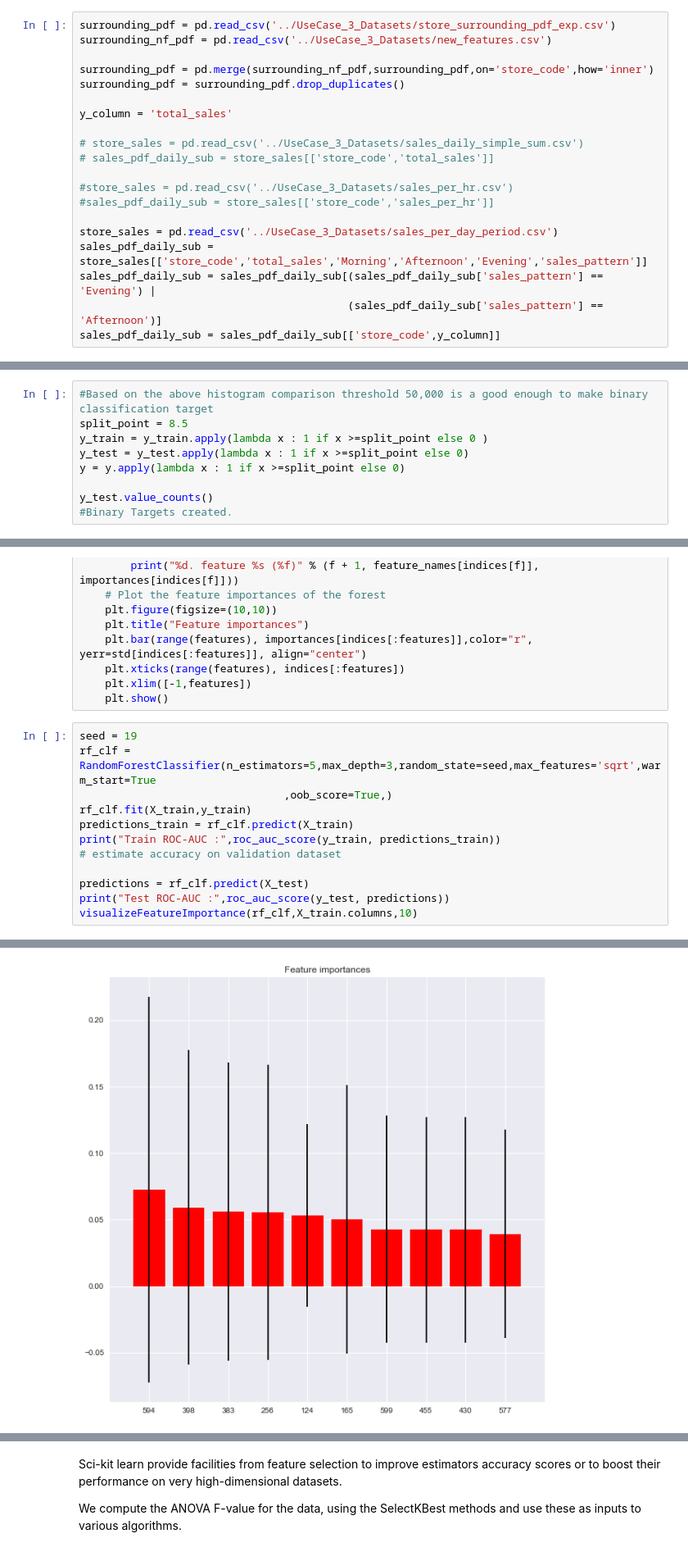
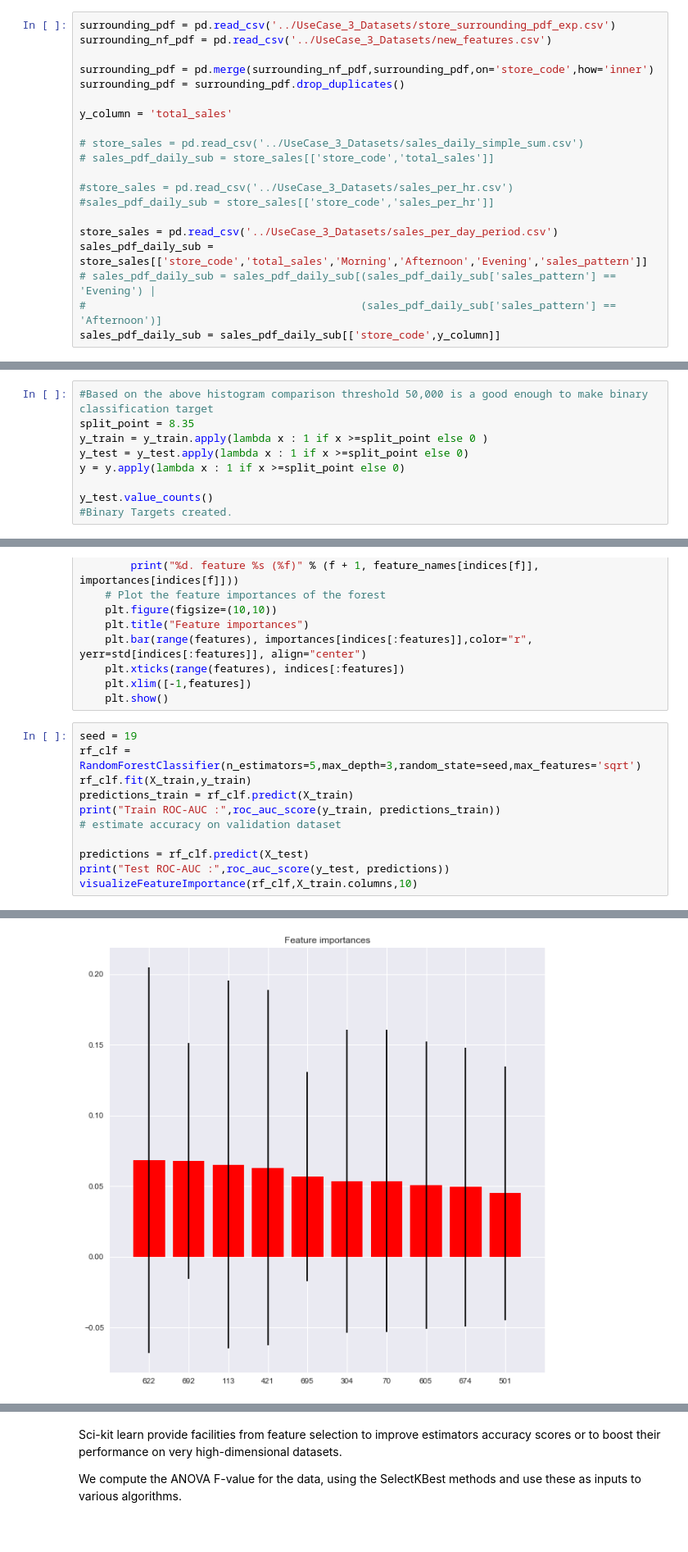
Before and after one commit to anilkumarpanda/imp_sales_forecast, a Jupyter notebook: Modelling Techniques - Total Sales Classifier.ipynb, the cells around one changed output, grey strips where cells are left out. Shown: that part at 82% size. Saved outputs shown, nothing was run; the diff lists cells and outputs as text.

```diff
--- a/Modelling Techniques - Total Sales Classifier.ipynb
+++ b/Modelling Techniques - Total Sales Classifier.ipynb
@@ -68,8 +70,8 @@ y_column = 'total_sales'
 
 store_sales = pd.read_csv('../UseCase_3_Datasets/sales_per_day_period.csv')
 sales_pdf_daily_sub = store_sales[['store_code','total_sales','Morning','Afternoon','Evening','sales_pattern']]
-sales_pdf_daily_sub = sales_pdf_daily_sub[(sales_pdf_daily_sub['sales_pattern'] == 'Evening') |
-                                          (sales_pdf_daily_sub['sales_pattern'] == 'Afternoon')]
+# sales_pdf_daily_sub = sales_pdf_daily_sub[(sales_pdf_daily_sub['sales_pattern'] == 'Evening') |
+#                                           (sales_pdf_daily_sub['sales_pattern'] == 'Afternoon')]
 sales_pdf_daily_sub = sales_pdf_daily_sub[['store_code',y_column]]
 # %%
 # # #Read other population realted information from wiki
@@ -187,7 +188,7 @@ pyplot.show()
 #     print("\n")
 # %%
 #Based on the above histogram comparison threshold 50,000 is a good enough to make binary classification target
-split_point = 8.5
+split_point = 8.35
 y_train = y_train.apply(lambda x : 1 if x >=split_point else 0 )
 y_test = y_test.apply(lambda x : 1 if x >=split_point else 0)
 y = y.apply(lambda x : 1 if x >=split_point else 0)
@@ -468,8 +468,7 @@ def visualizeFeatureImportance(model,feature_names,no_of_features):
     plt.show()
 # %%
 seed = 19
-rf_clf = RandomForestClassifier(n_estimators=5,max_depth=3,random_state=seed,max_features='sqrt',warm_start=True
-                                ,oob_score=True,)
+rf_clf = RandomForestClassifier(n_estimators=5,max_depth=3,random_state=seed,max_features='sqrt')
 rf_clf.fit(X_train,y_train)
 predictions_train = rf_clf.predict(X_train)
 print("Train ROC-AUC :",roc_auc_score(y_train, predictions_train))
@@ -495,4 +494,4 @@ Feature ranking:
-[figure, old version]
+[figure, new version]
 # %%
 # prepare the model
 
```
Also changed, not shown: parts of 30 cells of this notebook, 8 other files.
